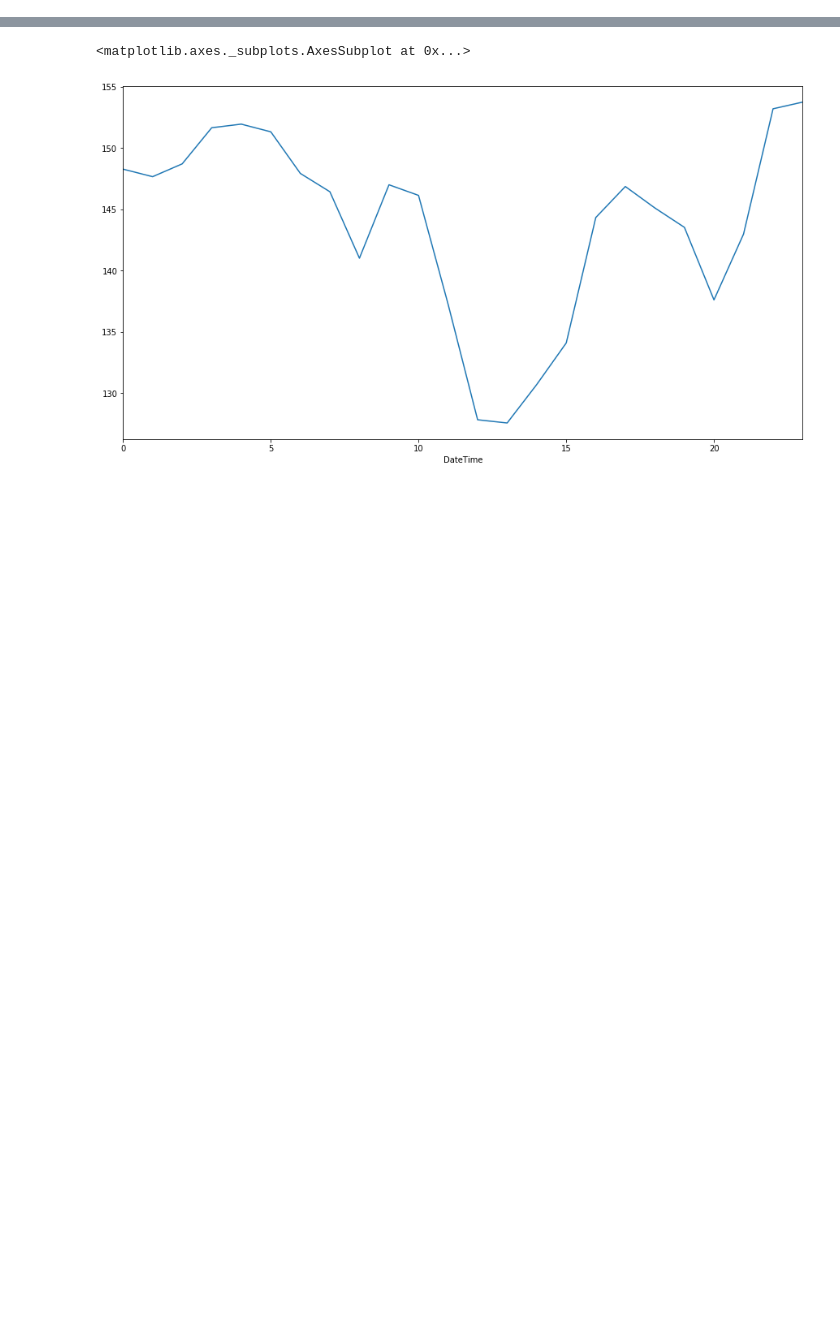
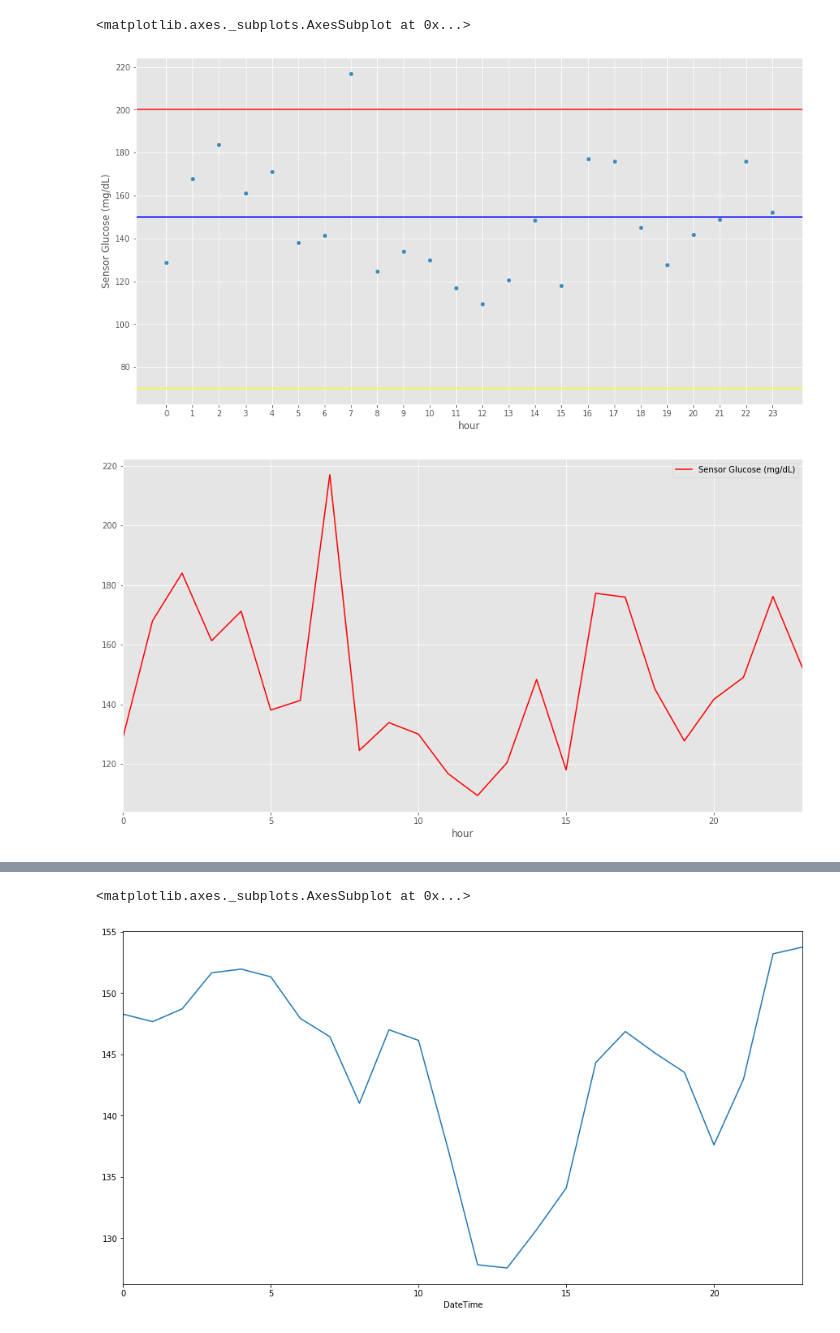
Before and after one commit to gmagannaDevelop/Diabetes-Analysis, a Jupyter notebook: Exploratory.ipynb, the cells around one changed output, grey strips where cells are left out. Cells and saved outputs as stored; diff of their text form; code cells hidden in the pictures; blank space fills up the shorter version.

```diff
--- a/Exploratory.ipynb
+++ b/Exploratory.ipynb
@@ -63,0 +176,12 @@ y['Sensor Glucose (mg/dL)'].plot()
+# %%
+postp.groupby(postp.index.hour).mean().plot(
+    x='hour', y='Sensor Glucose (mg/dL)', kind='scatter', grid=True, xticks=list(range(24))
+)
+plt.axhline(150, color='blue')
+plt.axhline(200, color='red')
+plt.axhline(70, color='yellow')
+postp.groupby(postp.index.hour).mean().plot(x='hour', y='Sensor Glucose (mg/dL)', color='red')
+# %% [output]
+<matplotlib.axes._subplots.AxesSubplot at 0x...>
+[figure, added]
+[figure, added]
```
Also changed, not shown: parts of 17 cells of this notebook, 1 other file.
